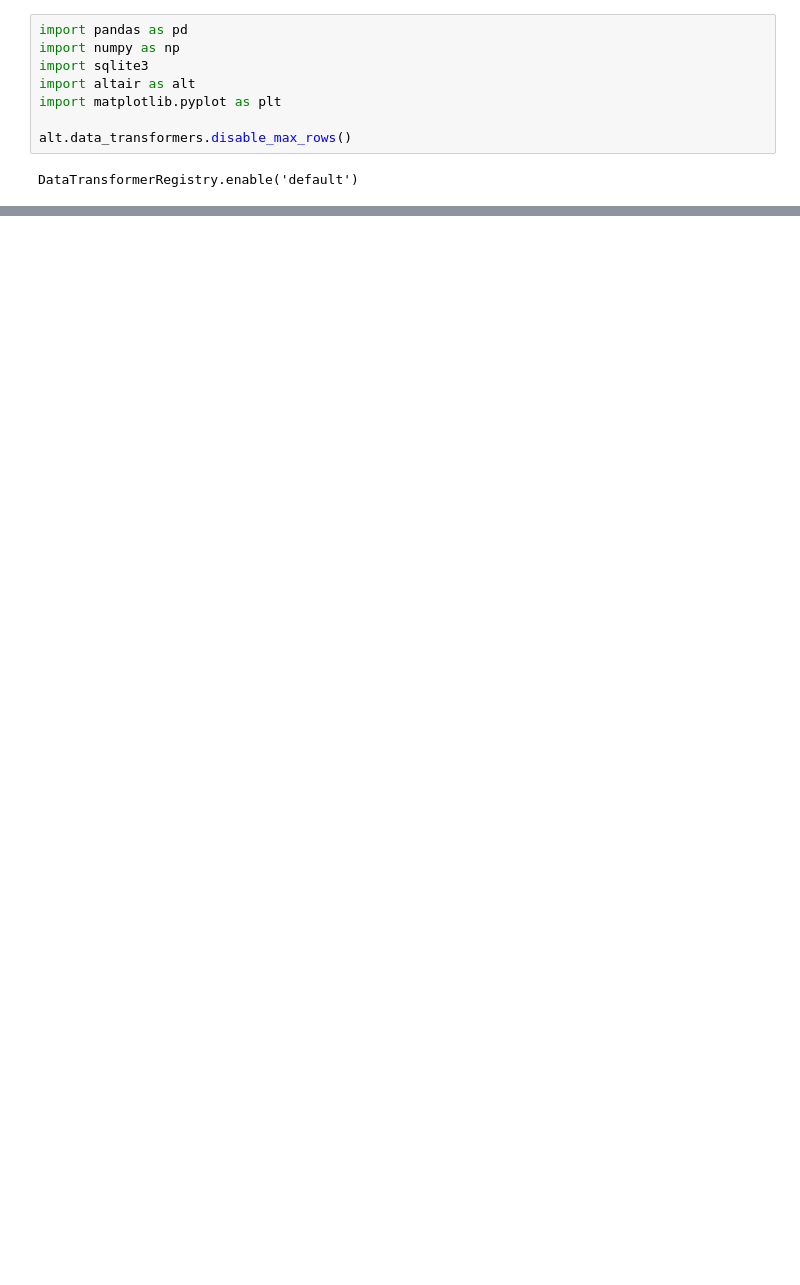
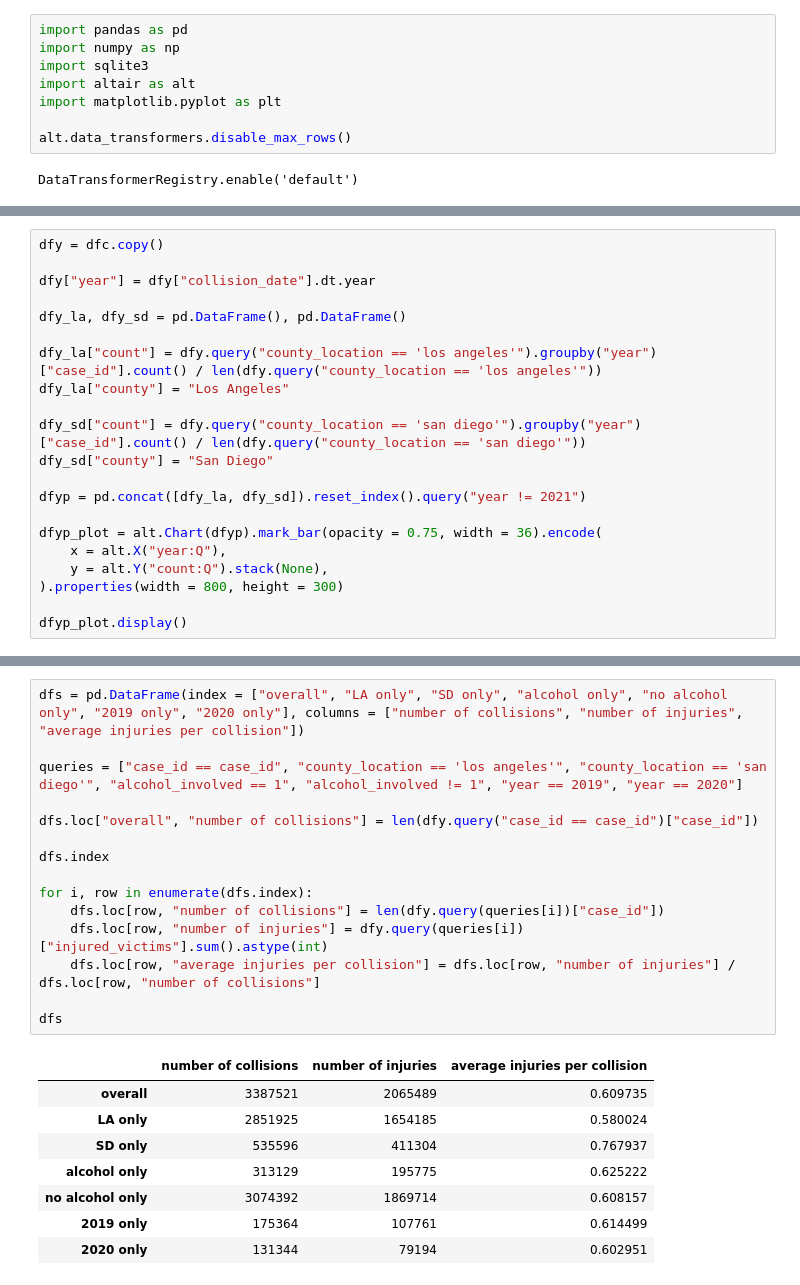
Before and after one commit to seamusprs/583-project-collisions, a Jupyter notebook: EDA.ipynb, the cells around one changed output, grey strips where cells are left out. Saved outputs shown, nothing was run; the diff lists cells and outputs as text; blank space fills up the shorter version.

```diff
--- a/EDA.ipynb
+++ b/EDA.ipynb
@@ -45,0 +91,21 @@ plt.stairs(counts, bins)
+# %%
+dfy = dfc.copy()
+
+dfy["year"] = dfy["collision_date"].dt.year
+
+dfy_la, dfy_sd = pd.DataFrame(), pd.DataFrame()
+
+dfy_la["count"] = dfy.query("county_location == 'los angeles'").groupby("year")["case_id"].count() / len(dfy.query("county_location == 'los angeles'"))
+dfy_la["county"] = "Los Angeles"
+
+dfy_sd["count"] = dfy.query("county_location == 'san diego'").groupby("year")["case_id"].count() / len(dfy.query("county_location == 'san diego'"))
+dfy_sd["county"] = "San Diego"
+
+dfyp = pd.concat([dfy_la, dfy_sd]).reset_index().query("year != 2021")
+
+dfyp_plot = alt.Chart(dfyp).mark_bar(opacity = 0.75, width = 36).encode(
+    x = alt.X("year:Q"),
+    y = alt.Y("count:Q").stack(None),
+).properties(width = 800, height = 300)
+
+dfyp_plot.display()
@@ -45,0 +136,24 @@ plt.stairs(counts, bins)
+# %%
+dfs = pd.DataFrame(index = ["overall", "LA only", "SD only", "alcohol only", "no alcohol only", "2019 only", "2020 only"], columns = ["number of collisions", "number of injuries", "average injuries per collision"])
+
+queries = ["case_id == case_id", "county_location == 'los angeles'", "county_location == 'san diego'", "alcohol_involved == 1", "alcohol_involved != 1", "year == 2019", "year == 2020"]
+
+dfs.loc["overall", "number of collisions"] = len(dfy.query("case_id == case_id")["case_id"])
+
+dfs.index
+
+for i, row in enumerate(dfs.index):
+    dfs.loc[row, "number of collisions"] = len(dfy.query(queries[i])["case_id"])
+    dfs.loc[row, "number of injuries"] = dfy.query(queries[i])["injured_victims"].sum().astype(int)
+    dfs.loc[row, "average injuries per collision"] = dfs.loc[row, "number of injuries"] / dfs.loc[row, "number of collisions"]
+
+dfs
+# %% [output]
+|  | number of collisions | number of injuries | average injuries per collision |
+| overall | 3387521 | 2065489 | 0.609735 |
+| LA only | 2851925 | 1654185 | 0.580024 |
+| SD only | 535596 | 411304 | 0.767937 |
+| alcohol only | 313129 | 195775 | 0.625222 |
+| no alcohol only | 3074392 | 1869714 | 0.608157 |
+| 2019 only | 175364 | 107761 | 0.614499 |
+| 2020 only | 131344 | 79194 | 0.602951 |
```
Also changed, not shown: parts of 12 cells of this notebook.
